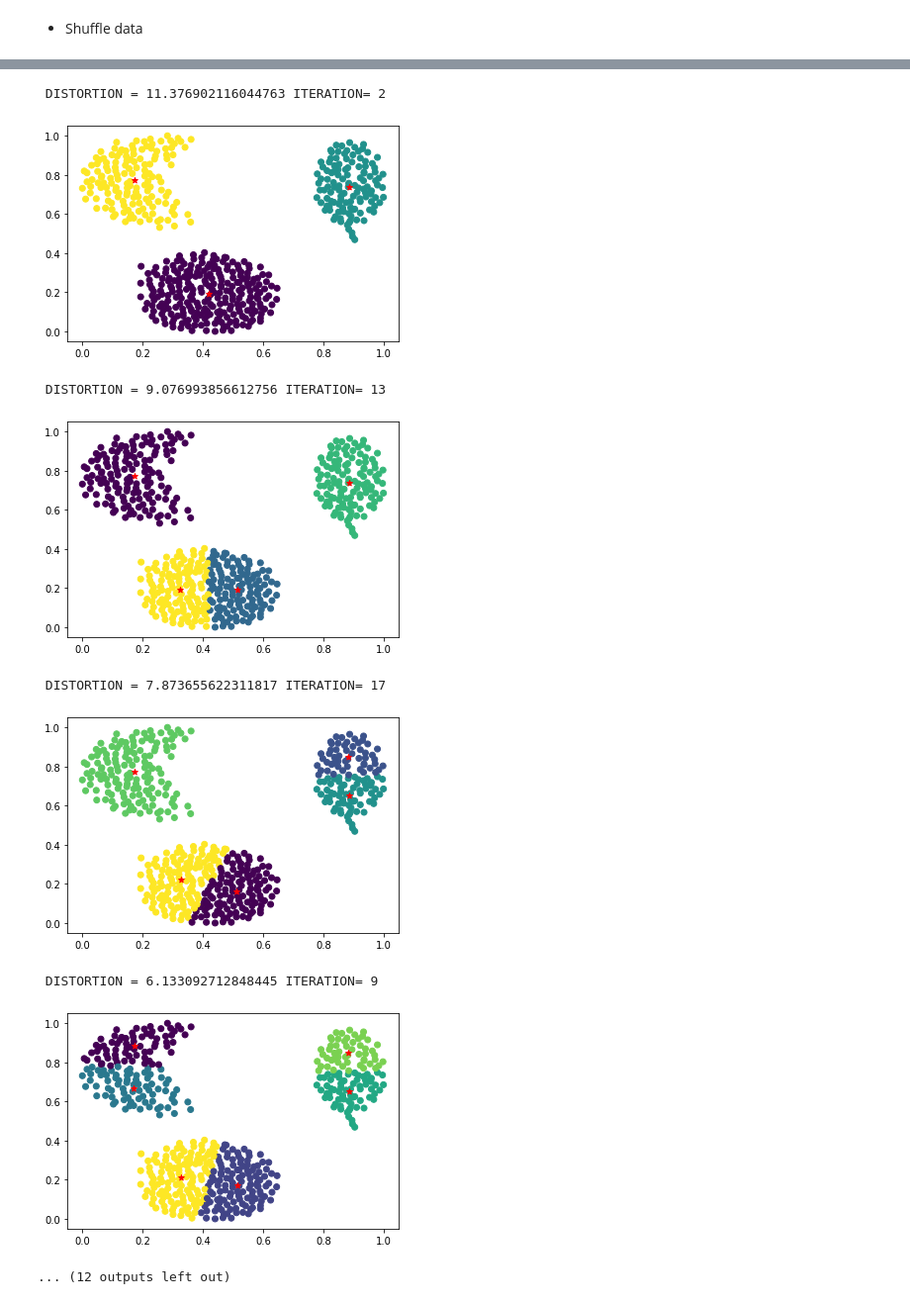
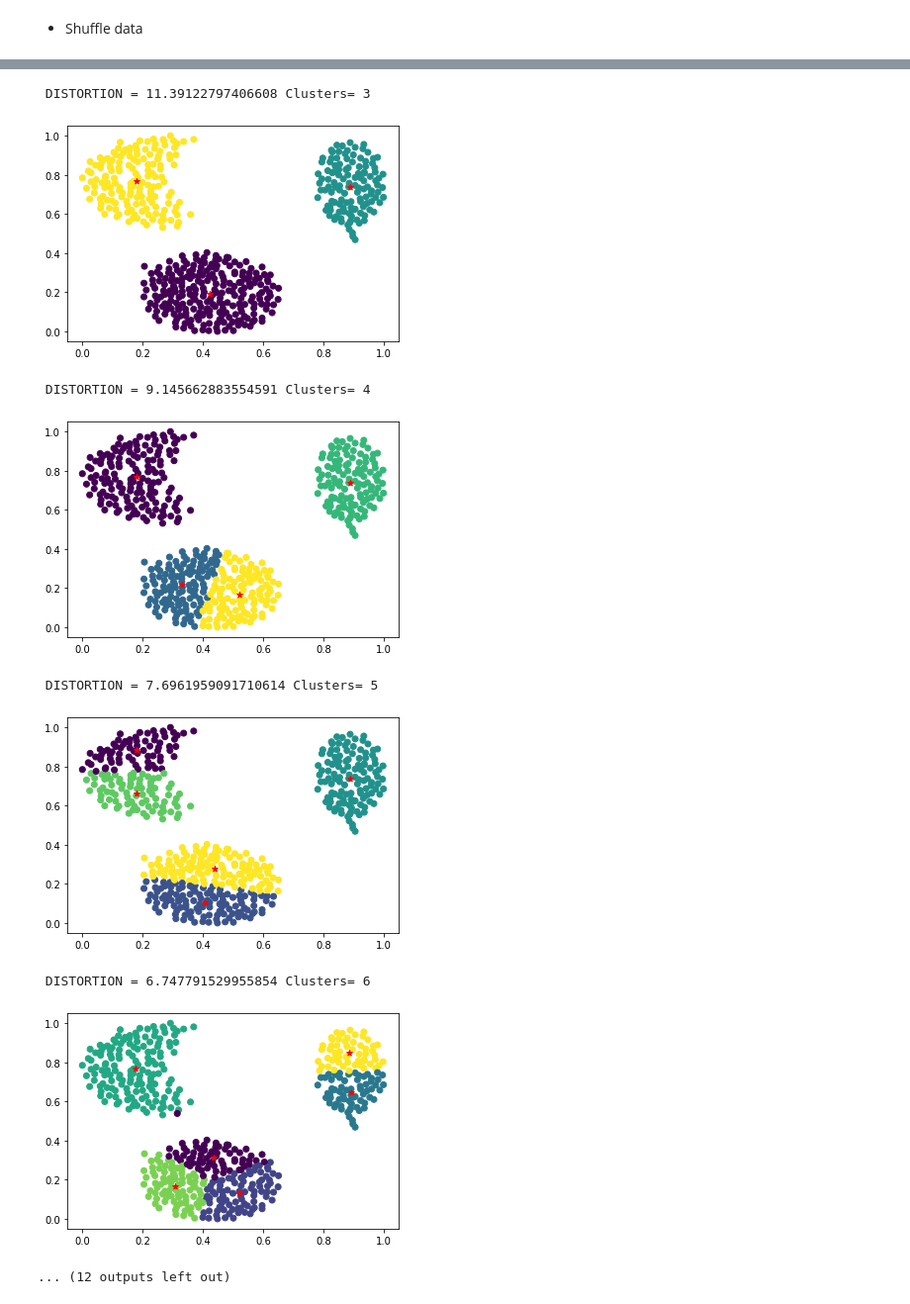
Before and after one commit to luantber/ml_project1, a Jupyter notebook: part1.ipynb, the cells around one changed output, grey strips where cells are left out. Shown at 99% size. Saved outputs shown, nothing was run; the diff lists cells and outputs as text; code cells hidden in the pictures.

```diff
--- a/part1.ipynb
+++ b/part1.ipynb
@@ -80,8 +326,10 @@ y_test = datos_test[:,1]
 # %%
-def normalization(x,y,x_max,x_min,y_max,y_min):
+def norm(x,y,x_max,x_min,y_max,y_min):
     x=(x-x_min)/(x_max-x_min)
     y=(y-y_min)/(y_max-y_min)
     return x,y
+
+# It's important to save original parameters
 
 x_max_train = x_train.max()
 x_min_train= x_train.min()
@@ -93,5 +341,5 @@ x_min_test = x_test.min()
 y_max_test = y_test.max()
 y_min_test = y_test.min()
 
-x_n_train, y_n_train = normalization(x_train,y_train,x_max_train,x_min_train,y_max_train,y_min_train)
-x_n_test, y_n_test = normalization(x_test,y_test,x_max_test,x_min_test,y_max_test,y_min_test)
+x_n_train, y_n_train = norm(x_train,y_train,x_max_train,x_min_train,y_max_train,y_min_train)
+x_n_test, y_n_test = norm(x_test,y_test,x_max_test,x_min_test,y_max_test,y_min_test)
@@ -196,14 +353,14 @@ def kmeans(k,x,y,x_min,x_max,y_min,y_max):
 # %%
-def metodo_codo(k_max):
+def elbow_method(k_max):
     list_distortions = []
     list_rmmstds = []
     for k in range(1,k_max+1):
-        centroide_x , centroide_y , matriz_clusters , distortion = kmeans(k,x_n_train,y_n_train,x_min_train,x_max_train,y_min_train,y_max_train)
+        centroide_x , centroide_y , matriz_clusters , distortion = kmeans(k,x_n_train,y_n_train)
         rmmstd = RMSSTD(x_n_train,y_n_train,centroide_x,centroide_y, matriz_clusters, k)
         list_distortions.append(distortion)
         list_rmmstds.append(rmmstd)
 
-    print("Disttortion")
+    print("\n \n Distortion")
     plt.plot(range(1,k_max+1),list_distortions,marker="*")
     plt.show()
 
@@ -212,6 +369,6 @@ def metodo_codo(k_max):
     plt.show()
 
 
-
-metodo_codo(10)
+# Execute with until 10 Clusters
+elbow_method(10)
 # %% [output]
@@ -222,9 +379,9 @@ metodo_codo(10)
- DISTORTION = 11.376902116044763 ITERATION= 2
+ DISTORTION = 11.39122797406608 Clusters= 3
-[figure, old version]
+[figure, new version]
- DISTORTION = 9.076993856612756 ITERATION= 13
+ DISTORTION = 9.145662883554591 Clusters= 4
-[figure, old version]
+[figure, new version]
- DISTORTION = 7.873655622311817 ITERATION= 17
+ DISTORTION = 7.6961959091710614 Clusters= 5
-[figure, old version]
+[figure, new version]
- DISTORTION = 6.133092712848445 ITERATION= 9
+ DISTORTION = 6.747791529955854 Clusters= 6
-[figure, old version]
+[figure, new version]
 ... (12 outputs left out)
```
Also changed, not shown: parts of 44 cells of this notebook, 2 other files.
